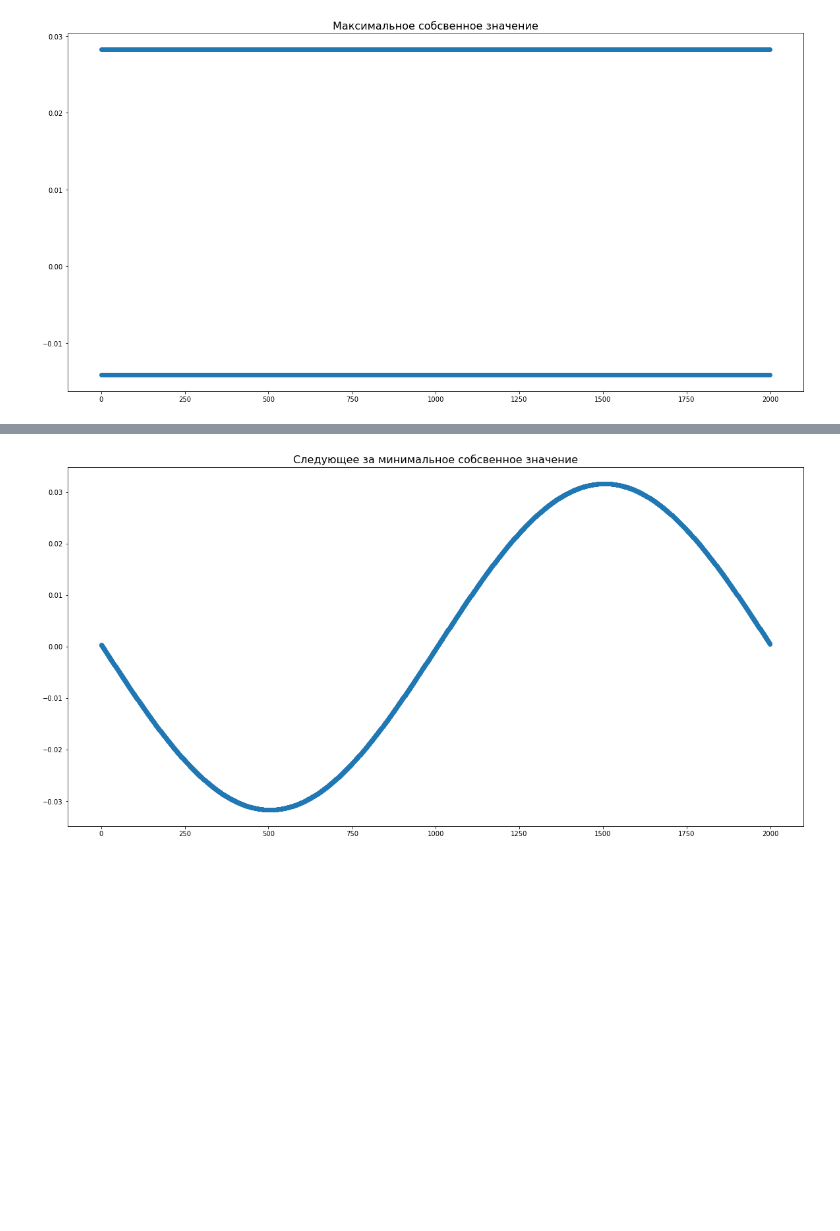
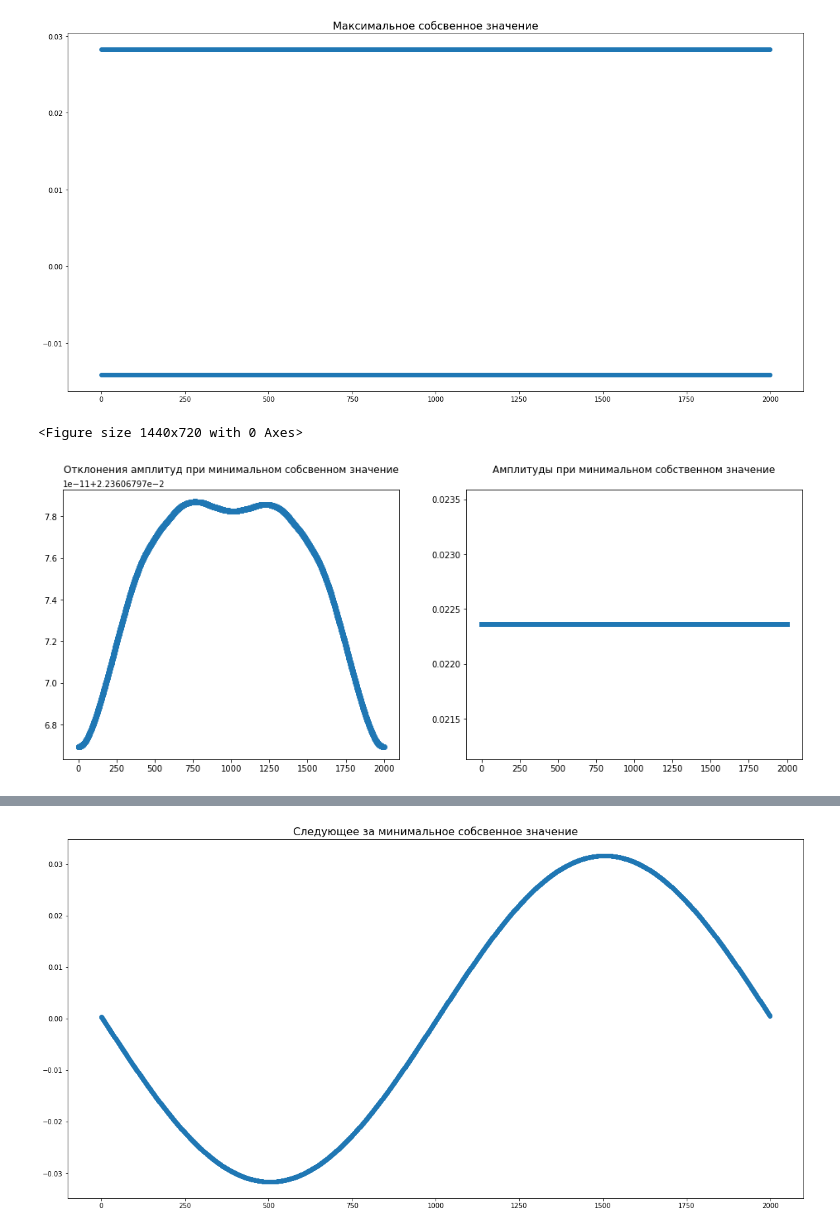
Before and after one commit to SvMixa/HSE_computational_physics, a Jupyter notebook: Home_work_5_Svintsov_M.ipynb, the cells around one changed output, grey strips where cells are left out. Drawn from its saved outputs; the diff is of its cells as text; code cells hidden in the pictures; blank space fills up the shorter version.

```diff
--- a/Home_work_5_Svintsov_M.ipynb
+++ b/Home_work_5_Svintsov_M.ipynb
@@ -401,3 +409,19 @@ plt.title('Максимальное собсвенное значение', font
 plt.show()
 # %% [output]
 [figure]
+# %%
+plt.figure(figsize=(20,10))
+
+plt.figure(figsize=(16, 6))
+
+plt.subplot(1, 2, 1)
+plt.scatter(range(len(eimin)), eimin)
+plt.title('Отклонения амплитуд при минимальном собсвенном значение', pad = 20)
+
+plt.subplot(1, 2, 2)
+plt.plot([0, 2000], [np.mean(eimin)]*2, linewidth=6)
+plt.title('Амплитуды при минимальном собственном значение', pad = 20)
+plt.show()
+# %% [output]
+<Figure size 1440x720 with 0 Axes>
+[figure, added]
```
Also changed, not shown: parts of 7 cells of this notebook.
